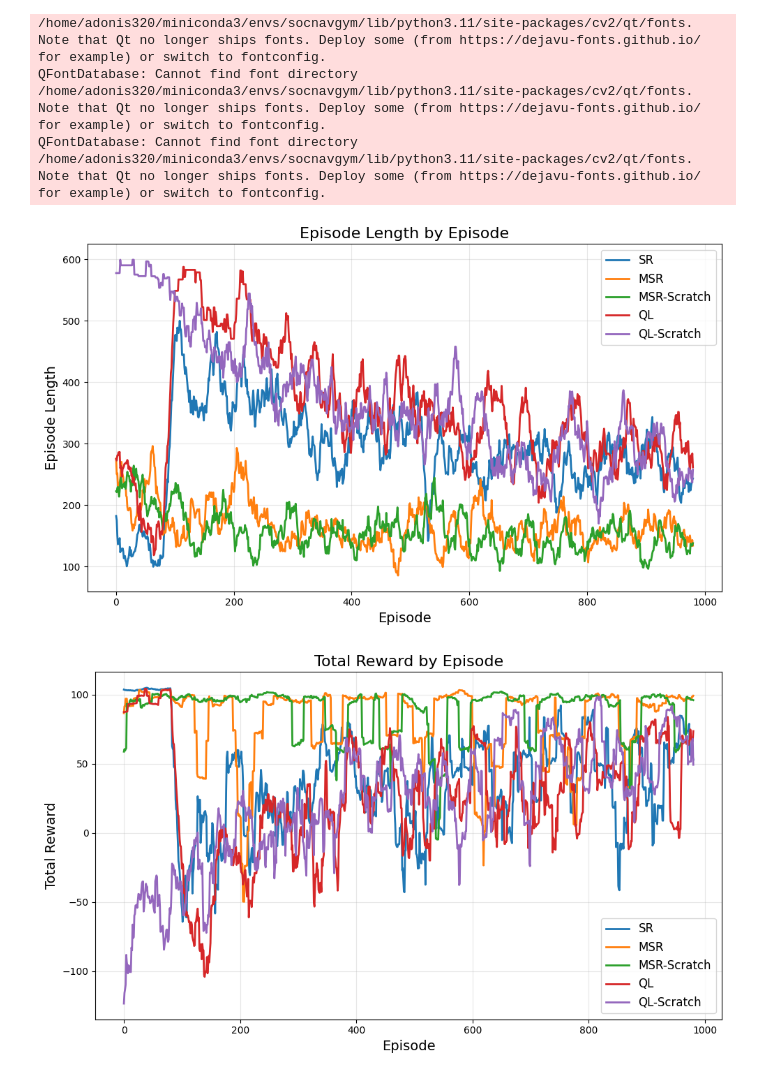
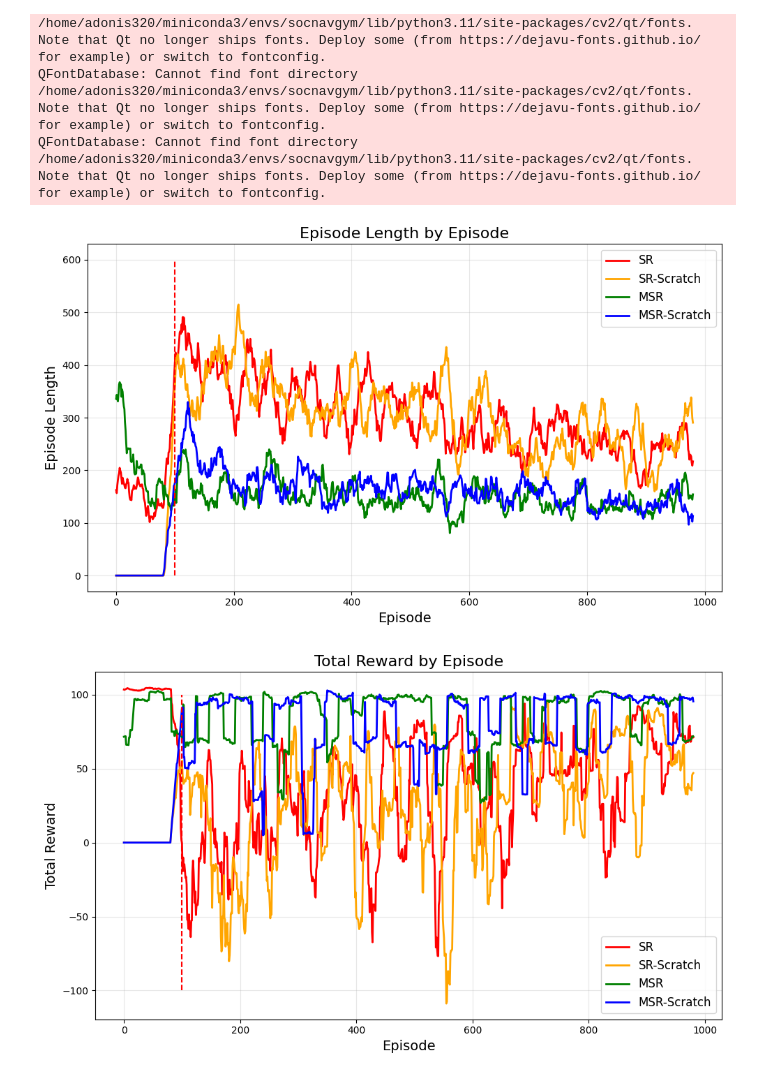
Before and after one commit to Adonis320/socnavgym-exp, a Jupyter notebook: notebooks/Analysis_Transfer.ipynb, the cells around one changed output. Cells and saved outputs as stored; diff of their text form; code cells hidden in the pictures.

```diff
--- a/notebooks/Analysis_Transfer.ipynb
+++ b/notebooks/Analysis_Transfer.ipynb
@@ -177,12 +202,21 @@ agent = MSR(
 rewards_msr_scratch = []
 length_msr_scratch = []
 
+env = gym.make("SocNavGym-v1", config="../configs/no_humans.yaml")
+env = DiscreteActions(env)
+discretizer = StateDiscretizer(xy_bins=30, env=env)
+agent.discretizer = discretizer
+
+for episode in trange(100):
+    length_msr_scratch.append(0)
+    rewards_msr_scratch.append(0)
+
 env = gym.make("SocNavGym-v1", config="../configs/4_humans.yaml")
 env = DiscreteActions(env)
 discretizer = StateDiscretizer(xy_bins=30, env=env)
 agent.discretizer = discretizer
 
-for episode in trange(EPISODES):
+for episode in trange(EPISODES-100):
     obs = env.reset()
     episodes_length, episodes_rewards = agent.act(env, obs, upd_social=True)
     length_msr_scratch.append(episodes_length)
@@ -277,6 +311,9 @@ def rolling_avg(x, w=20):
 #
 length_rolling_sr = rolling_avg(length_sr)
 rewards_rolling_sr = rolling_avg(rewards_sr)
+
+length_rolling_sr_scratch = rolling_avg(length_sr_scratch)
+rewards_rolling_sr_scratch = rolling_avg(rewards_sr_scratch)
 
 length_rolling_msr = rolling_avg(length_msr)
 rewards_rolling_msr = rolling_avg(rewards_msr)
@@ -289,34 +326,41 @@ rewards_rolling_ql = rolling_avg(rewards_ql)
 
 length_rolling_ql_scratch = rolling_avg(length_ql_scratch)
 rewards_rolling_ql_scratch = rolling_avg(rewards_ql_scratch)
+
+length_rolling_mql_scratch = rolling_avg(length_mql_scratch)
+rewards_rolling_mql_scratch = rolling_avg(rewards_mql_scratch)
 # %%
 import matplotlib.pyplot as plt
 
 fig = plt.figure(figsize=(10, 6))
 ax = fig.add_subplot(1, 1, 1)
 
 #ax.plot(length_rolling_dqn,  linewidth=2, label="DQN")
-ax.plot(length_rolling_sr,  linewidth=2, label="SR")
-ax.plot(length_rolling_msr,  linewidth=2, label="MSR")
-ax.plot(length_rolling_msr_scratch,  linewidth=2, label="MSR-Scratch")
-ax.plot(length_rolling_ql,  linewidth=2, label="QL")
-ax.plot(length_rolling_ql_scratch,  linewidth=2, label="QL-Scratch")
+ax.plot(length_rolling_sr,  linewidth=2, label="SR", color = 'r')
+ax.plot(length_rolling_sr_scratch,  linewidth=2, label="SR-Scratch", color = 'orange')
+ax.plot(length_rolling_msr,  linewidth=2, label="MSR", color = 'g')
+ax.plot(length_rolling_msr_scratch,  linewidth=2, label="MSR-Scratch", color = 'b')
+#ax.plot(length_rolling_ql,  linewidth=2, label="QL")
+#ax.plot(length_rolling_ql_scratch,  linewidth=2, label="QL-Scratch")
+#ax.plot(length_rolling_mql_scratch,  linewidth=2, label="MQL")
 
 ax.set_title("Episode Length by Episode", fontsize=16)
 ax.set_xlabel("Episode", fontsize=14)
 ax.set_ylabel("Episode Length", fontsize=14)
 
 ax.grid(True, alpha=0.3)
 ax.legend(fontsize=12)
 
 plt.tight_layout()
 from datetime import datetime
 
+plt.vlines(x=100, ymin=0, ymax=600, color = 'r', linestyles='dashed')
+
 date_str = datetime.now().strftime("%Y-%m-%d")
 fig.savefig(f"figs/length_{date_str}.png", bbox_inches="tight")
 plt.show()
 # %% [output]
-[figure, old version]
+[figure, new version]
 # %%
 import matplotlib.pyplot as plt
 
@@ -324,11 +368,13 @@ fig = plt.figure(figsize=(10, 6))
 ax = fig.add_subplot(1, 1, 1)
 
 #ax.plot(rewards_rolling_dqn,  linewidth=2, label="DQN")
-ax.plot(rewards_rolling_sr,  linewidth=2, label="SR")
-ax.plot(rewards_rolling_msr,  linewidth=2, label="MSR")
-ax.plot(rewards_rolling_msr_scratch,  linewidth=2, label="MSR-Scratch")
-ax.plot(rewards_rolling_ql,  linewidth=2, label="QL")
-ax.plot(rewards_rolling_ql_scratch,  linewidth=2, label="QL-Scratch")
+ax.plot(rewards_rolling_sr,  linewidth=2, label="SR", color = 'r')
+ax.plot(rewards_rolling_sr_scratch,  linewidth=2, label="SR-Scratch", color = 'orange')
+ax.plot(rewards_rolling_msr,  linewidth=2, label="MSR", color = 'g')
+ax.plot(rewards_rolling_msr_scratch,  linewidth=2, label="MSR-Scratch", color = 'b')
+#ax.plot(rewards_rolling_ql,  linewidth=2, label="QL")
+#ax.plot(rewards_rolling_ql_scratch,  linewidth=2, label="QL-Scratch")
+#ax.plot(rewards_rolling_mql_scratch,  linewidth=2, label="MQL")
 
 ax.set_title("Total Reward by Episode", fontsize=16)
 ax.set_xlabel("Episode", fontsize=14)
@@ -340,8 +386,10 @@ ax.legend(fontsize=12)
 plt.tight_layout()
 from datetime import datetime
 
+plt.vlines(x=100, ymin=-100, ymax=100, color = 'r', linestyles='dashed')
+
 date_str = datetime.now().strftime("%Y-%m-%d")
 fig.savefig(f"figs/reward_{date_str}.png", bbox_inches="tight")
 plt.show()
 # %% [output]
-[figure, old version]
+[figure, new version]
```
Also changed, not shown: parts of 1 cell of this notebook, 32 other files.
